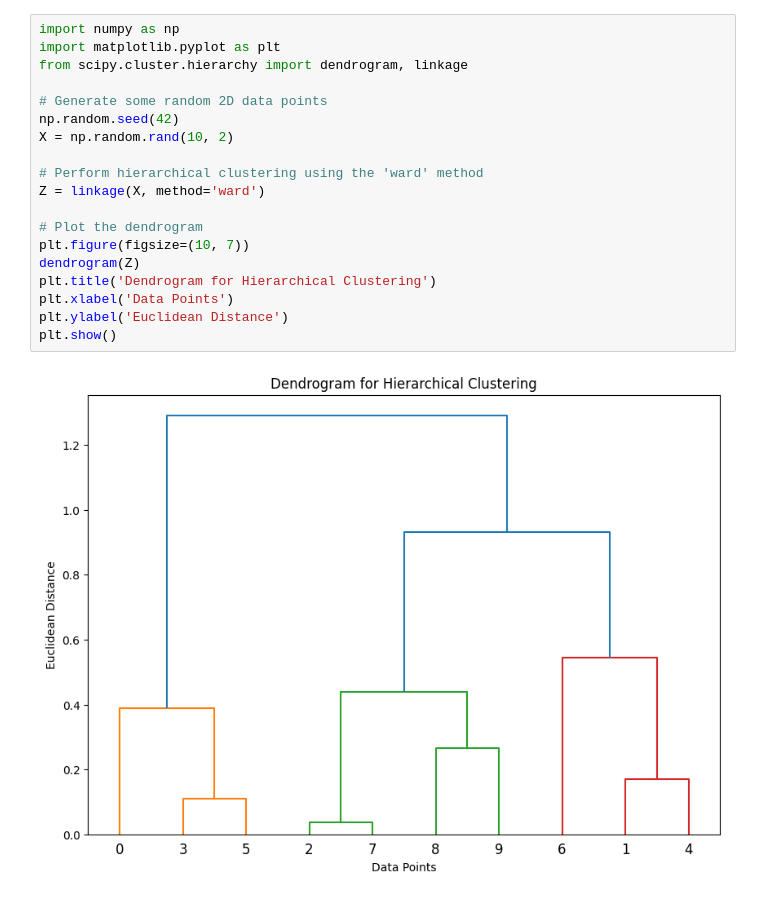
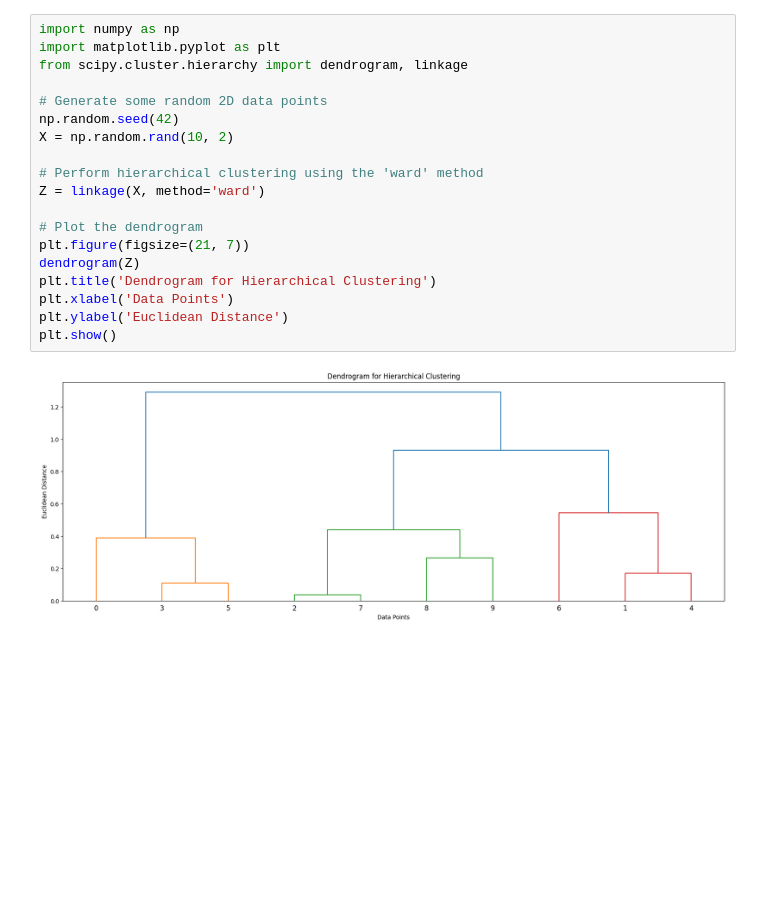
Before and after one commit to HiteshNP/ML_lab, a Jupyter notebook: Part-b/6 HierarchialClustering.ipynb, the cells around one changed output. Saved outputs shown, nothing was run; the diff lists cells and outputs as text; blank space fills up the shorter version.

```diff
--- a/Part-b/6 HierarchialClustering.ipynb
+++ b/Part-b/6 HierarchialClustering.ipynb
@@ -1,21 +1,21 @@
 # %%
 import numpy as np
 import matplotlib.pyplot as plt
 from scipy.cluster.hierarchy import dendrogram, linkage
 
 # Generate some random 2D data points
 np.random.seed(42)
 X = np.random.rand(10, 2)
 
 # Perform hierarchical clustering using the 'ward' method
 Z = linkage(X, method='ward')
 
 # Plot the dendrogram
-plt.figure(figsize=(10, 7))
+plt.figure(figsize=(21, 7))
 dendrogram(Z)
 plt.title('Dendrogram for Hierarchical Clustering')
 plt.xlabel('Data Points')
 plt.ylabel('Euclidean Distance')
 plt.show()
 # %% [output]
-[figure, old version]
+[figure, new version]
```
Also changed, not shown: 20 other files.
